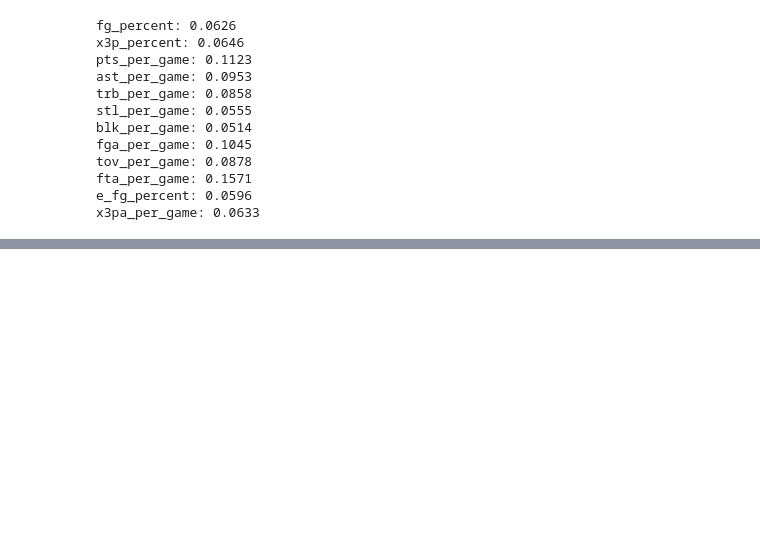
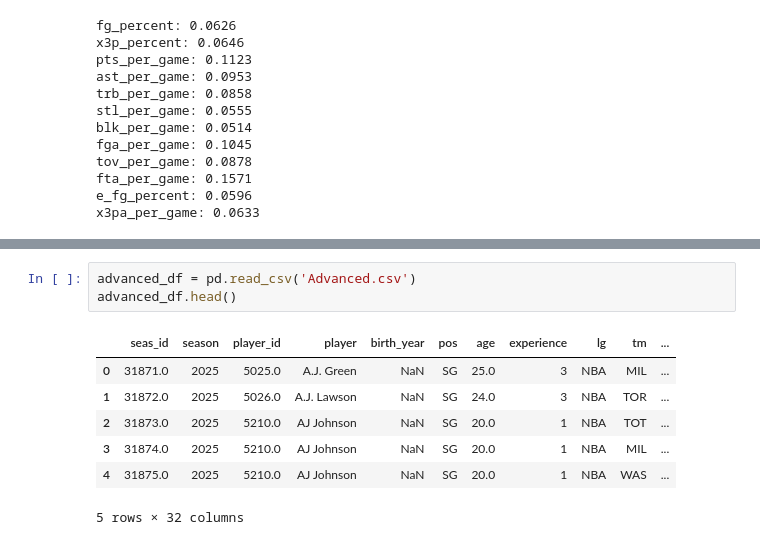
Before and after one commit to itsyoru/all_nba-prediction-model, a Jupyter notebook: nba.ipynb, the cells around one changed output, grey strips where cells are left out. Saved outputs shown, nothing was run; the diff lists cells and outputs as text; blank space fills up the shorter version.

Commit message:
added advanced stats to features
testing different features

accuracy up to 79%

```diff
--- a/nba.ipynb
+++ b/nba.ipynb
@@ -146,0 +154,11 @@ x3pa_per_game: 0.0633
+# %%
+advanced_df = pd.read_csv('Advanced.csv')
+advanced_df.head()
+# %% [output]
+|  | seas_id | season | player_id | player | birth_year | pos | age | experience | lg | tm | ... |
+| 0 | 31871.0 | 2025 | 5025.0 | A.J. Green | NaN | SG | 25.0 | 3 | NBA | MIL | ... |
+| 1 | 31872.0 | 2025 | 5026.0 | A.J. Lawson | NaN | SG | 24.0 | 3 | NBA | TOR | ... |
+| 2 | 31873.0 | 2025 | 5210.0 | AJ Johnson | NaN | SG | 20.0 | 1 | NBA | TOT | ... |
+| 3 | 31874.0 | 2025 | 5210.0 | AJ Johnson | NaN | SG | 20.0 | 1 | NBA | MIL | ... |
+| 4 | 31875.0 | 2025 | 5210.0 | AJ Johnson | NaN | SG | 20.0 | 1 | NBA | WAS | ... |
+5 rows × 32 columns
```
Also changed, not shown: parts of 15 cells of this notebook.
